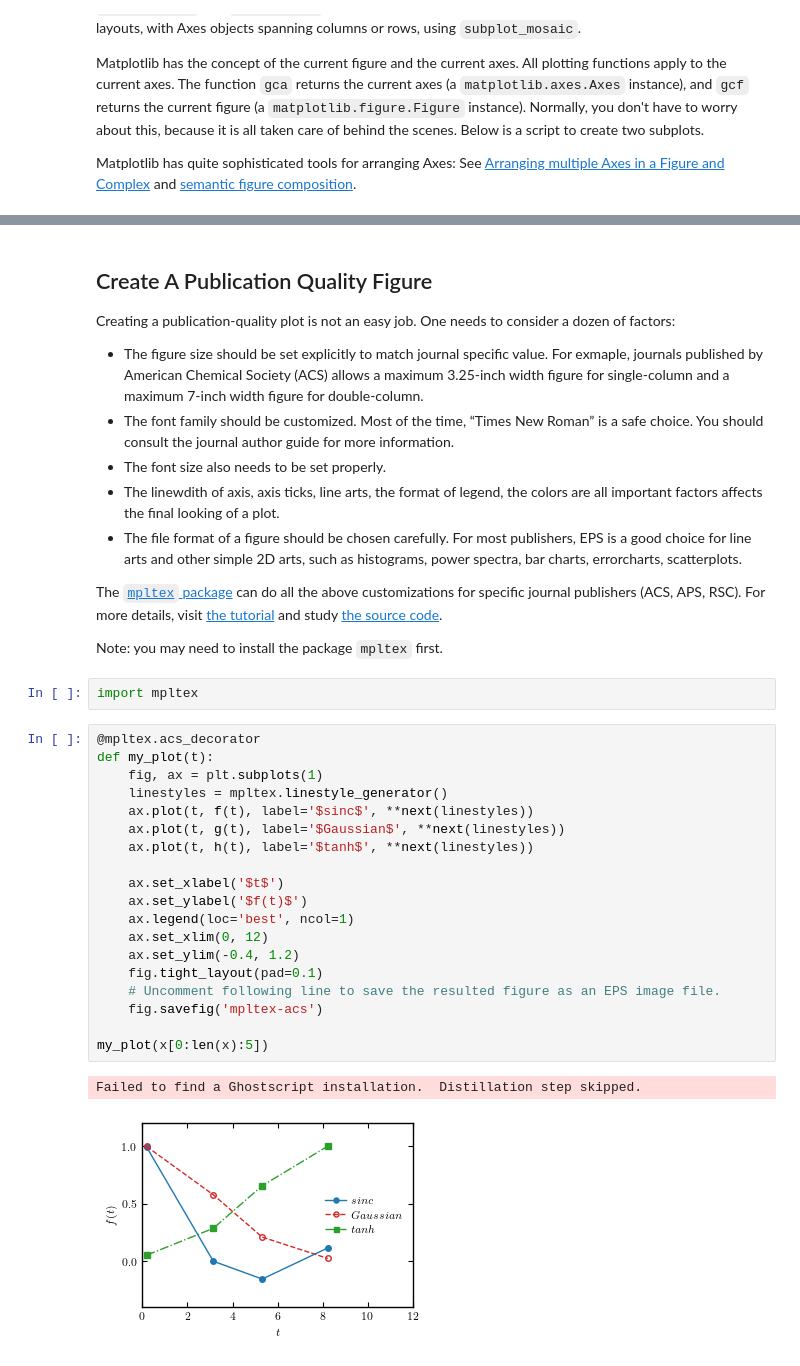
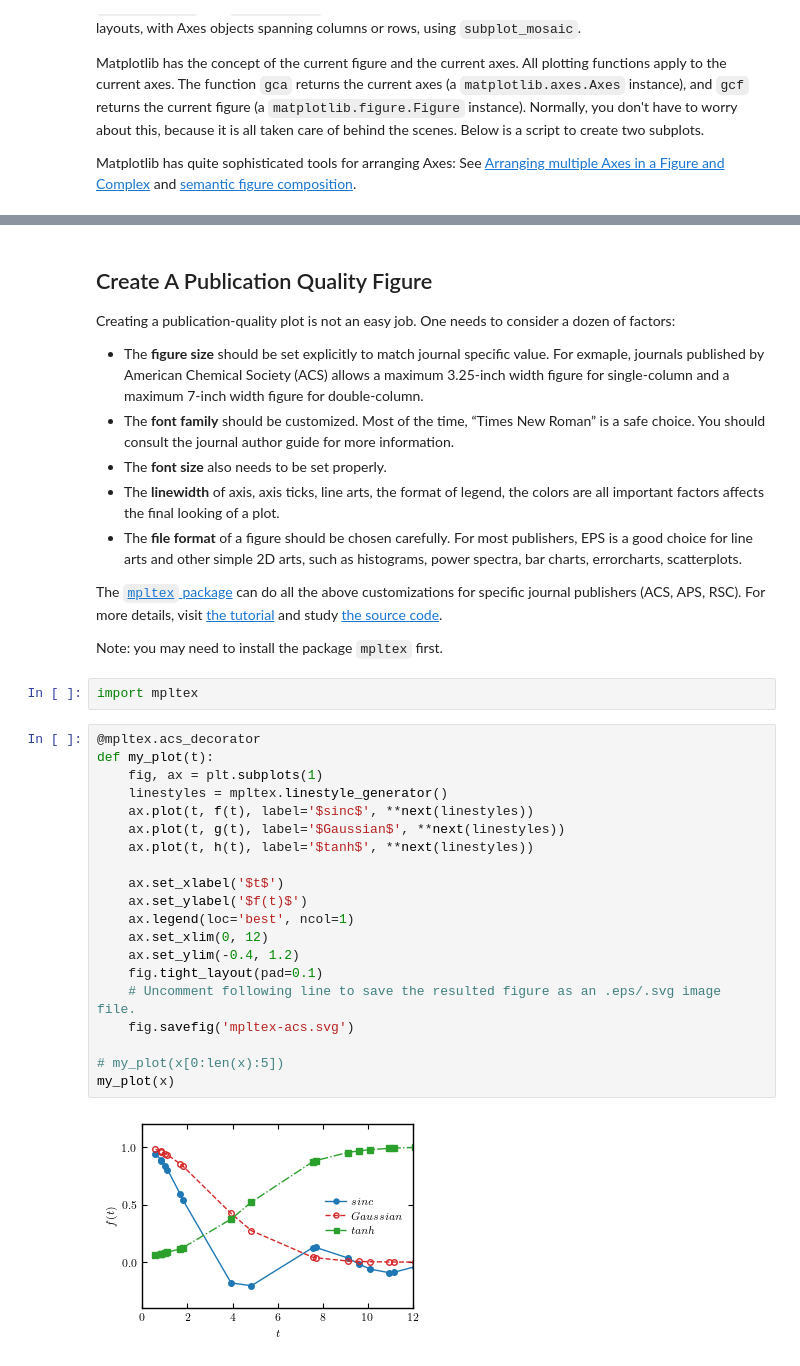
Before and after one commit to liuyxpp/XDSY118019, a Jupyter notebook: notebooks/04_python_plotting.ipynb, the cells around one changed output, grey strips where cells are left out. Saved outputs shown, nothing was run; the diff lists cells and outputs as text.

```diff
--- a/notebooks/04_python_plotting.ipynb
+++ b/notebooks/04_python_plotting.ipynb
@@ -476,11 +476,11 @@ plt.plot(x, g(x), 'C1--')
 
 Creating a publication-quality plot is not an easy job. One needs to consider a dozen of factors:
 
-- The figure size should be set explicitly to match journal specific value. For exmaple, journals published by American Chemical Society (ACS) allows a maximum 3.25-inch width figure for single-column and a maximum 7-inch width figure for double-column.
-- The font family should be customized. Most of the time, “Times New Roman” is a safe choice. You should consult the journal author guide for more information.
-- The font size also needs to be set properly.
-- The linewdith of axis, axis ticks, line arts, the format of legend, the colors are all important factors affects the final looking of a plot.
-- The file format of a figure should be chosen carefully. For most publishers, EPS is a good choice for line arts and other simple 2D arts, such as histograms, power spectra, bar charts, errorcharts, scatterplots.
+- The **figure size** should be set explicitly to match journal specific value. For exmaple, journals published by American Chemical Society (ACS) allows a maximum 3.25-inch width figure for single-column and a maximum 7-inch width figure for double-column.
+- The **font family** should be customized. Most of the time, “Times New Roman” is a safe choice. You should consult the journal author guide for more information.
+- The **font size** also needs to be set properly.
+- The **linewidth** of axis, axis ticks, line arts, the format of legend, the colors are all important factors affects the final looking of a plot.
+- The **file format** of a figure should be chosen carefully. For most publishers, EPS is a good choice for line arts and other simple 2D arts, such as histograms, power spectra, bar charts, errorcharts, scatterplots.
 
 The [`mpltex` package](https://github.com/liuyxpp/mpltex) can do all the above customizations for specific journal publishers (ACS, APS, RSC). For more details, visit [the tutorial](http://www.yxliu.group/2014/09/mpltex) and study [the source code](https://github.com/liuyxpp/mpltex).
 
@@ -491,22 +491,22 @@ import mpltex
 # %%
 @mpltex.acs_decorator
 def my_plot(t):
     fig, ax = plt.subplots(1)
     linestyles = mpltex.linestyle_generator()
     ax.plot(t, f(t), label='$sinc$', **next(linestyles))
     ax.plot(t, g(t), label='$Gaussian$', **next(linestyles))
     ax.plot(t, h(t), label='$tanh$', **next(linestyles))
 
     ax.set_xlabel('$t$')
     ax.set_ylabel('$f(t)$')
     ax.legend(loc='best', ncol=1)
     ax.set_xlim(0, 12)
     ax.set_ylim(-0.4, 1.2)
     fig.tight_layout(pad=0.1)
-    # Uncomment following line to save the resulted figure as an EPS image file.
-    fig.savefig('mpltex-acs')
+    # Uncomment following line to save the resulted figure as an .eps/.svg image file.
+    fig.savefig('mpltex-acs.svg')
 
-my_plot(x[0:len(x):5])
+# my_plot(x[0:len(x):5])
+my_plot(x)
 # %% [output]
-Failed to find a Ghostscript installation.  Distillation step skipped.
-[figure, old version]
+[figure, new version]
```
Also changed, not shown: parts of 21 cells of this notebook, 5 other files.
